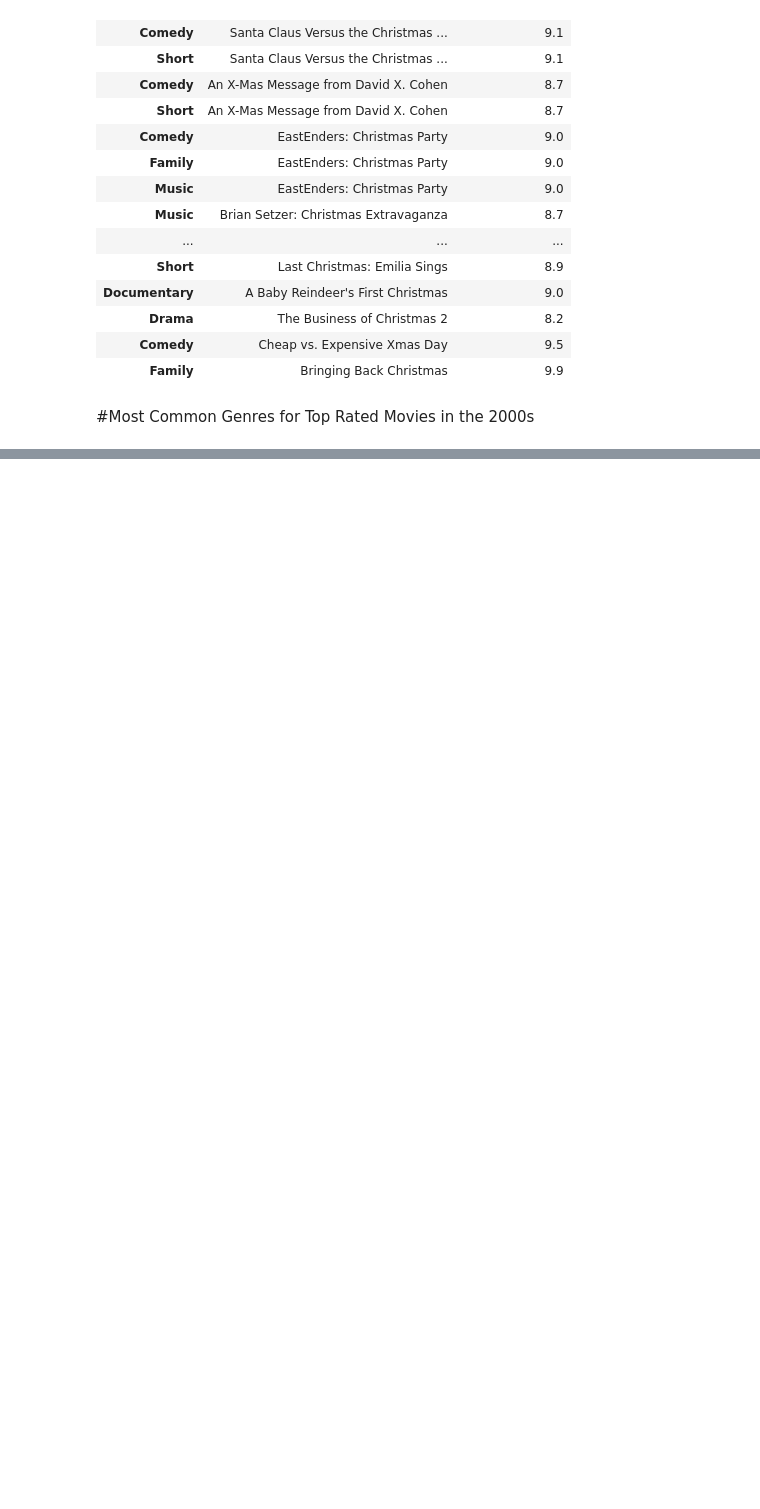
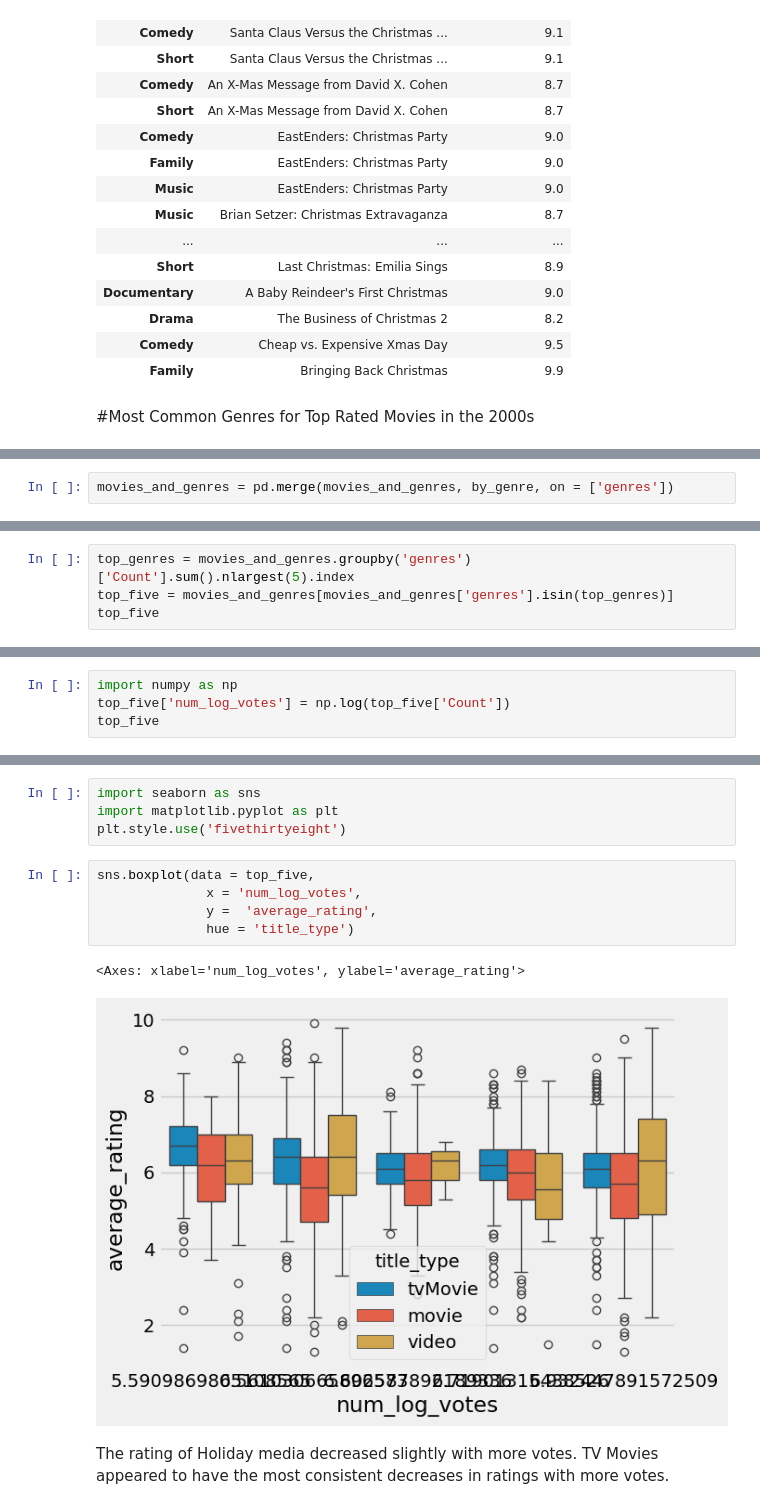
Before and after one commit to ssdanl/ssdanl.github.io, a Jupyter notebook: posts/holiday_movies/Holiday_Movie_Blog.ipynb, the cells around one changed output, grey strips where cells are left out. Drawn from its saved outputs; the diff is of its cells as text; blank space fills up the shorter version.

Commit message:
spotify_holiday_updates

```diff
--- a/posts/holiday_movies/Holiday_Movie_Blog.ipynb
+++ b/posts/holiday_movies/Holiday_Movie_Blog.ipynb
@@ -137,0 +185,2 @@ dtype: int64
+# %%
+movies_and_genres = pd.merge(movies_and_genres, by_genre, on = ['genres'])
@@ -137,0 +203,4 @@ dtype: int64
+# %%
+top_genres = movies_and_genres.groupby('genres')['Count'].sum().nlargest(5).index
+top_five = movies_and_genres[movies_and_genres['genres'].isin(top_genres)]
+top_five
@@ -137,0 +221,4 @@ dtype: int64
+# %%
+import numpy as np
+top_five['num_log_votes'] = np.log(top_five['Count'])
+top_five
@@ -137,0 +244,14 @@ dtype: int64
+# %%
+import seaborn as sns
+import matplotlib.pyplot as plt
+plt.style.use('fivethirtyeight')
+# %%
+sns.boxplot(data = top_five,
+              x = 'num_log_votes',
+              y =  'average_rating',
+              hue = 'title_type')
+# %% [output]
+<Axes: xlabel='num_log_votes', ylabel='average_rating'>
+[figure, added]
+# %% [markdown]
+The rating of Holiday media decreased slightly with more votes. TV Movies appeared to have the most consistent decreases in ratings with more votes.
```
Also changed, not shown: parts of 9 cells of this notebook, 13 other files.
